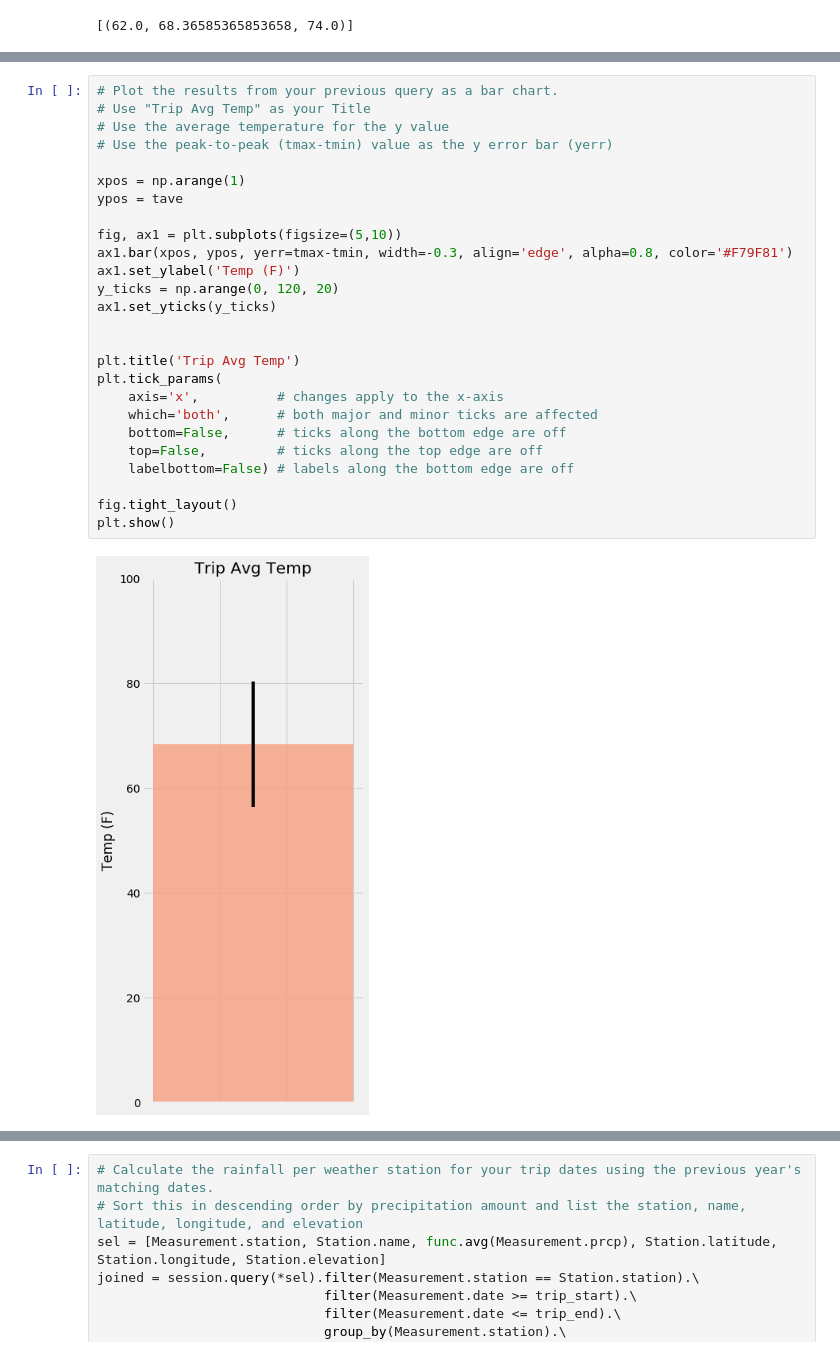
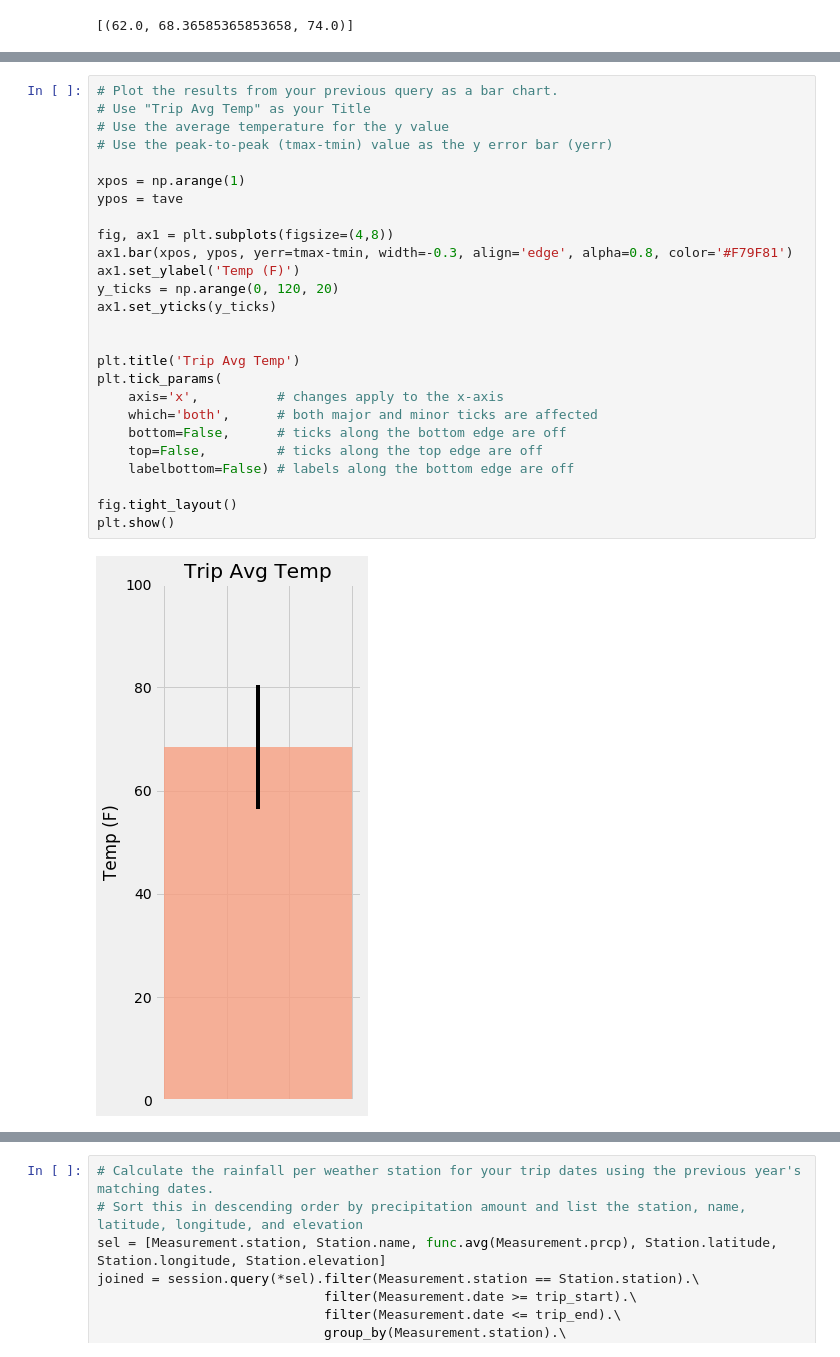
Before and after one commit to zhenyang9261/data-homework-orm, a Jupyter notebook: climate_starter.ipynb, the cells around one changed output, grey strips where cells are left out. Saved outputs shown, nothing was run; the diff lists cells and outputs as text.

```diff
--- a/climate_starter.ipynb
+++ b/climate_starter.ipynb
@@ -293,28 +279,28 @@ print(temp_set)
 # %%
 # Plot the results from your previous query as a bar chart.
 # Use "Trip Avg Temp" as your Title
 # Use the average temperature for the y value
 # Use the peak-to-peak (tmax-tmin) value as the y error bar (yerr)
 
 xpos = np.arange(1)
 ypos = tave
 
-fig, ax1 = plt.subplots(figsize=(5,10))
+fig, ax1 = plt.subplots(figsize=(4,8))
 ax1.bar(xpos, ypos, yerr=tmax-tmin, width=-0.3, align='edge', alpha=0.8, color='#F79F81')
 ax1.set_ylabel('Temp (F)')
 y_ticks = np.arange(0, 120, 20)
 ax1.set_yticks(y_ticks)
 
 
 plt.title('Trip Avg Temp')
 plt.tick_params(
     axis='x',          # changes apply to the x-axis
     which='both',      # both major and minor ticks are affected
     bottom=False,      # ticks along the bottom edge are off
     top=False,         # ticks along the top edge are off
     labelbottom=False) # labels along the bottom edge are off
 
 fig.tight_layout()
 plt.show()
 # %% [output]
-[figure, old version]
+[figure, new version]
```
Also changed, not shown: parts of 11 cells of this notebook, 1 other file.
